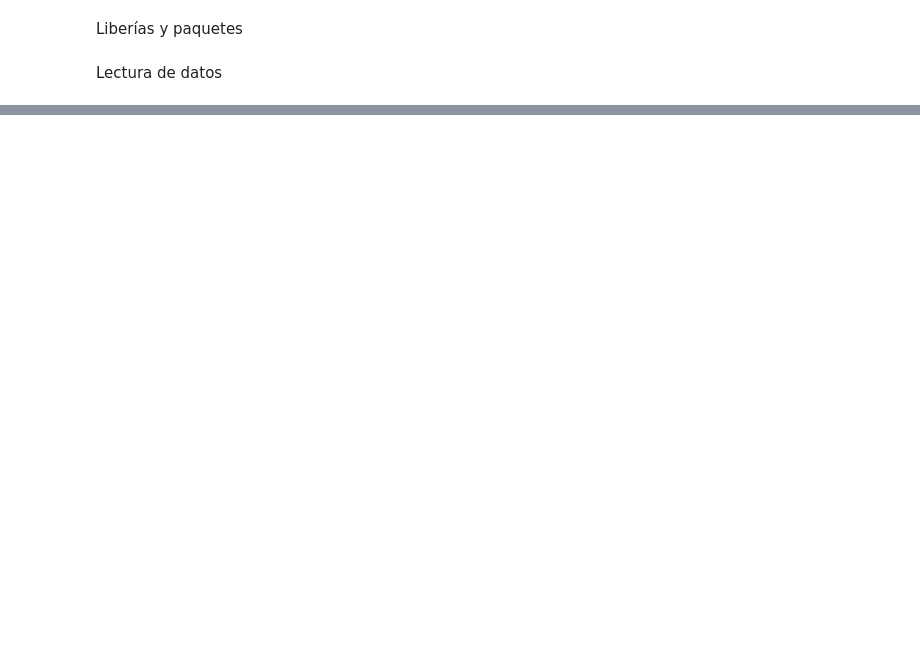
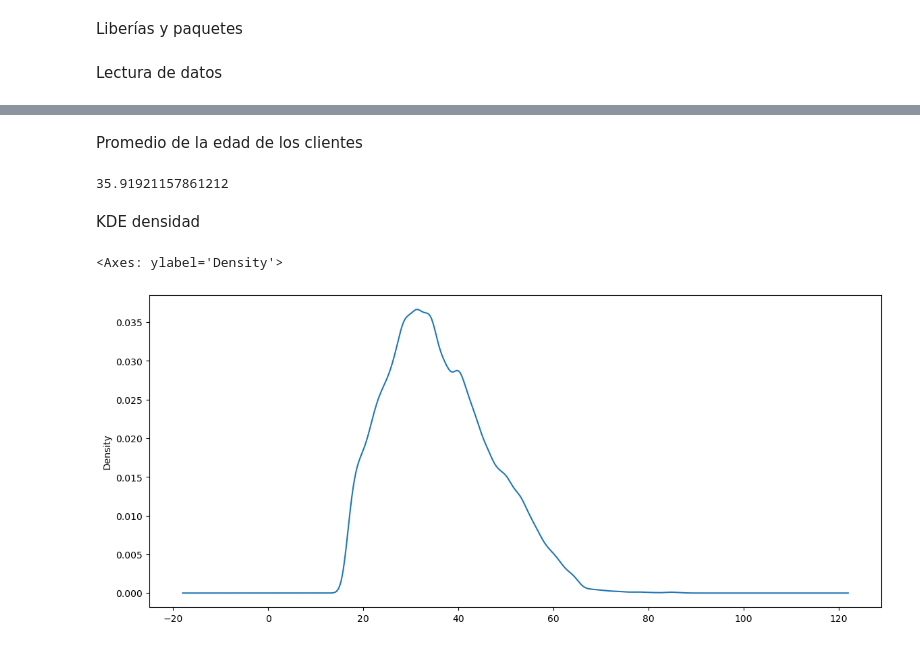
Before and after one commit to luroel/bike-sales-store, a Jupyter notebook: sales_data.ipynb, the cells around one changed output, grey strips where cells are left out. Cells and saved outputs as stored; diff of their text form; code cells hidden in the pictures; blank space fills up the shorter version.

```diff
--- a/sales_data.ipynb
+++ b/sales_data.ipynb
@@ -16,3 +16,16 @@ sales.head()
 | 2 | 2014-03-23 | 23 | March | 2014 | 49 | Adults (35-64) | M | Australia | New South Wales | ... |
 | 3 | 2016-03-23 | 23 | March | 2016 | 49 | Adults (35-64) | M | Australia | New South Wales | ... |
 | 4 | 2014-05-15 | 15 | May | 2014 | 47 | Adults (35-64) | F | Australia | New South Wales | ... |
+# %% [markdown]
+Promedio de la edad de los clientes
+# %%
+sales['Customer_Age'].mean()
+# %% [output]
+35.91921157861212
+# %% [markdown]
+KDE densidad
+# %%
+sales['Customer_Age'].plot(kind='kde', figsize=(14,6)) #14 inches wide, 6 inches tall
+# %% [output]
+<Axes: ylabel='Density'>
+[figure, added]
```
Also changed, not shown: parts of 1 cell of this notebook.
